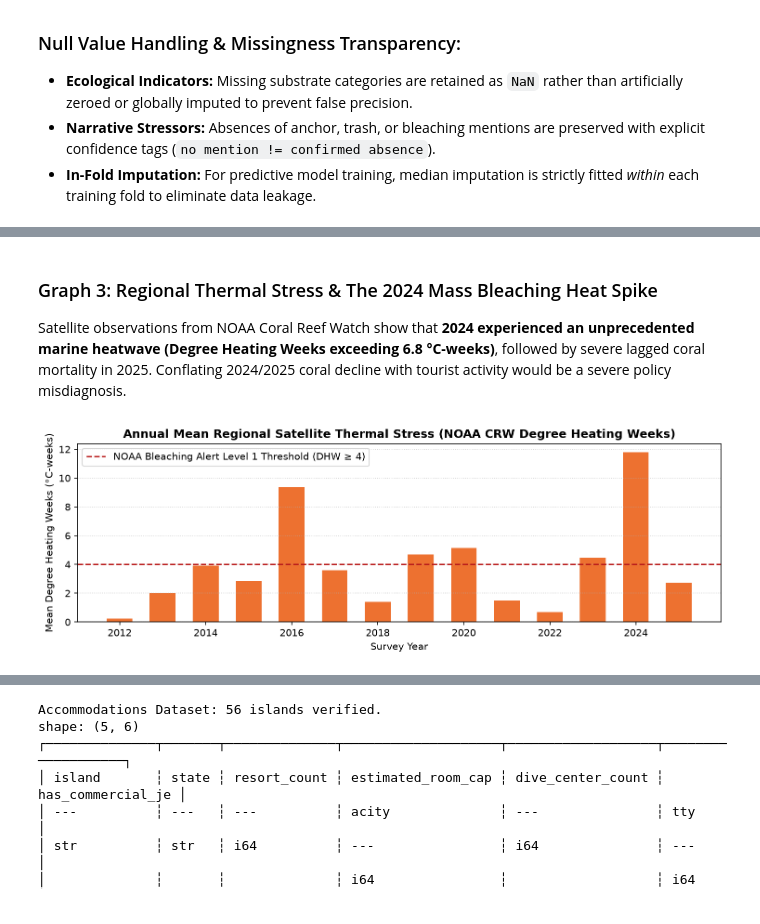
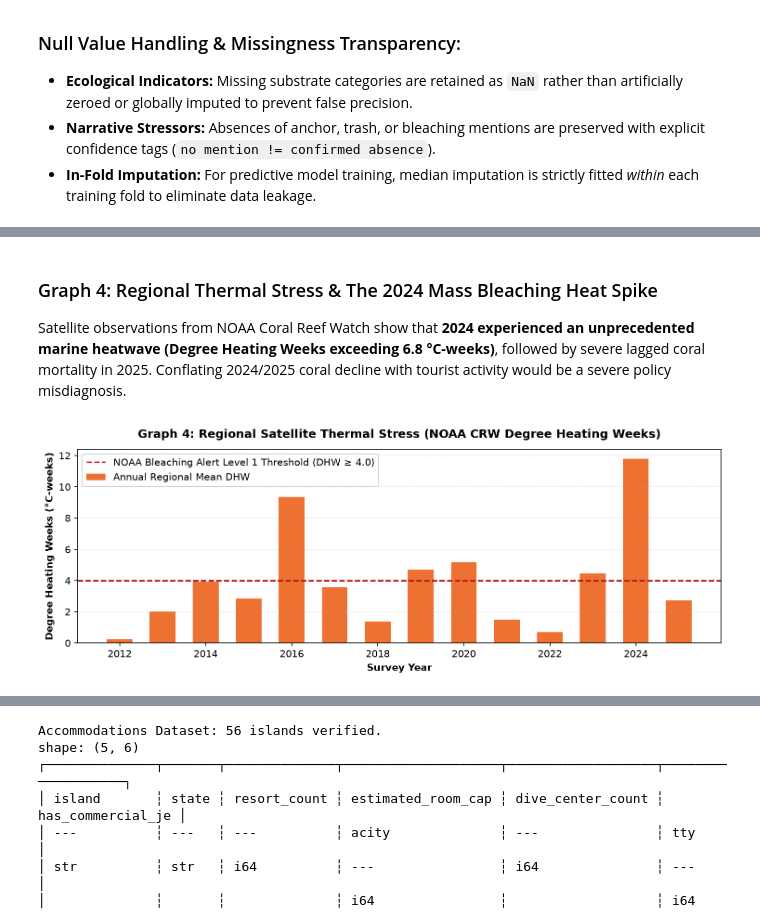
Before and after one commit to Chee613/dosm2026, a Jupyter notebook: notebooks/01_reproducible_pipeline.ipynb, the cells around one changed output, grey strips where cells are left out. Drawn from its saved outputs; the diff is of its cells as text; code cells hidden in the pictures.

```diff
--- a/notebooks/01_reproducible_pipeline.ipynb
+++ b/notebooks/01_reproducible_pipeline.ipynb
@@ -159,23 +194,24 @@ plt.show()
 # %% [markdown]
-### Graph 3: Regional Thermal Stress & The 2024 Mass Bleaching Heat Spike
+### Graph 4: Regional Thermal Stress & The 2024 Mass Bleaching Heat Spike
 Satellite observations from NOAA Coral Reef Watch show that **2024 experienced an unprecedented marine heatwave (Degree Heating Weeks exceeding 6.8 °C-weeks)**, followed by severe lagged coral mortality in 2025. Conflating 2024/2025 coral decline with tourist activity would be a severe policy misdiagnosis.
 # %%
 heat_annual = df_master.group_by("survey_year").agg([
     pl.col("noaa_max_dhw").mean().alias("mean_dhw")
 ]).sort("survey_year")
 
-fig, ax = plt.subplots(figsize=(10, 3.5), dpi=150)
-ax.bar(heat_annual["survey_year"].to_list(), heat_annual["mean_dhw"].to_list(), color="#ea580c", alpha=0.85, width=0.6)
-ax.axhline(4.0, color="#b91c1c", linestyle="--", linewidth=1.5, label="NOAA Bleaching Alert Level 1 Threshold (DHW ≥ 4)")
-ax.set_title("Annual Mean Regional Satellite Thermal Stress (NOAA CRW Degree Heating Weeks)", fontweight="bold", fontsize=12)
-ax.set_xlabel("Survey Year")
-ax.set_ylabel("Mean Degree Heating Weeks (°C-weeks)")
+fig, ax = plt.subplots(figsize=(10, 3.8), dpi=150)
+ax.bar(heat_annual["survey_year"].to_list(), heat_annual["mean_dhw"].to_list(), color="#ea580c", alpha=0.85, width=0.6, label="Annual Regional Mean DHW")
+ax.axhline(4.0, color="#b91c1c", linestyle="--", linewidth=1.5, label="NOAA Bleaching Alert Level 1 Threshold (DHW ≥ 4.0)")
+
+ax.set_title("Graph 4: Regional Satellite Thermal Stress (NOAA CRW Degree Heating Weeks)", fontweight="bold", fontsize=12, pad=12)
+ax.set_xlabel("Survey Year", fontweight="bold")
+ax.set_ylabel("Degree Heating Weeks (°C-weeks)", fontweight="bold")
 ax.legend(loc="upper left")
 ax.grid(axis="y", linestyle=":", alpha=0.6)
 plt.tight_layout()
 plt.show()
 # %% [output]
-[figure, old version]
+[figure, new version]
 # %% [markdown]
 ---
 ## Phase 4: Feature Engineering & Controllable Factor Structuring
```
Also changed, not shown: parts of 21 cells of this notebook, 1 other file.
